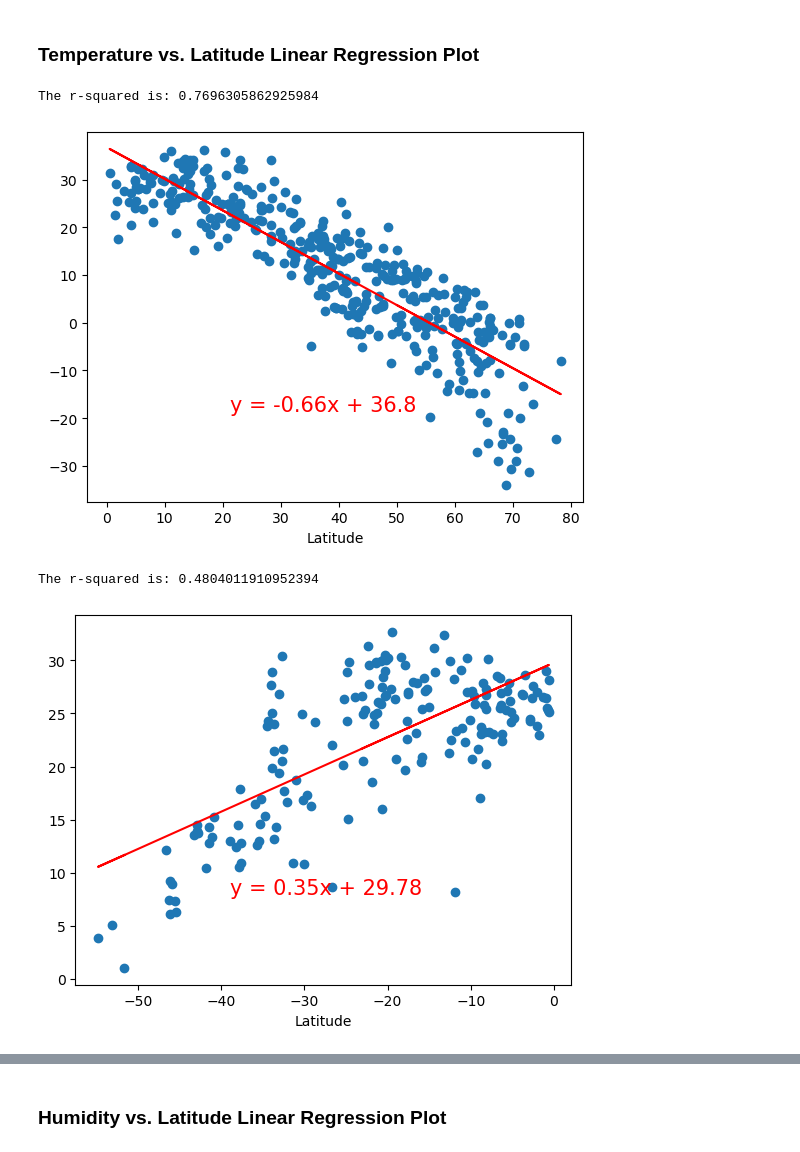
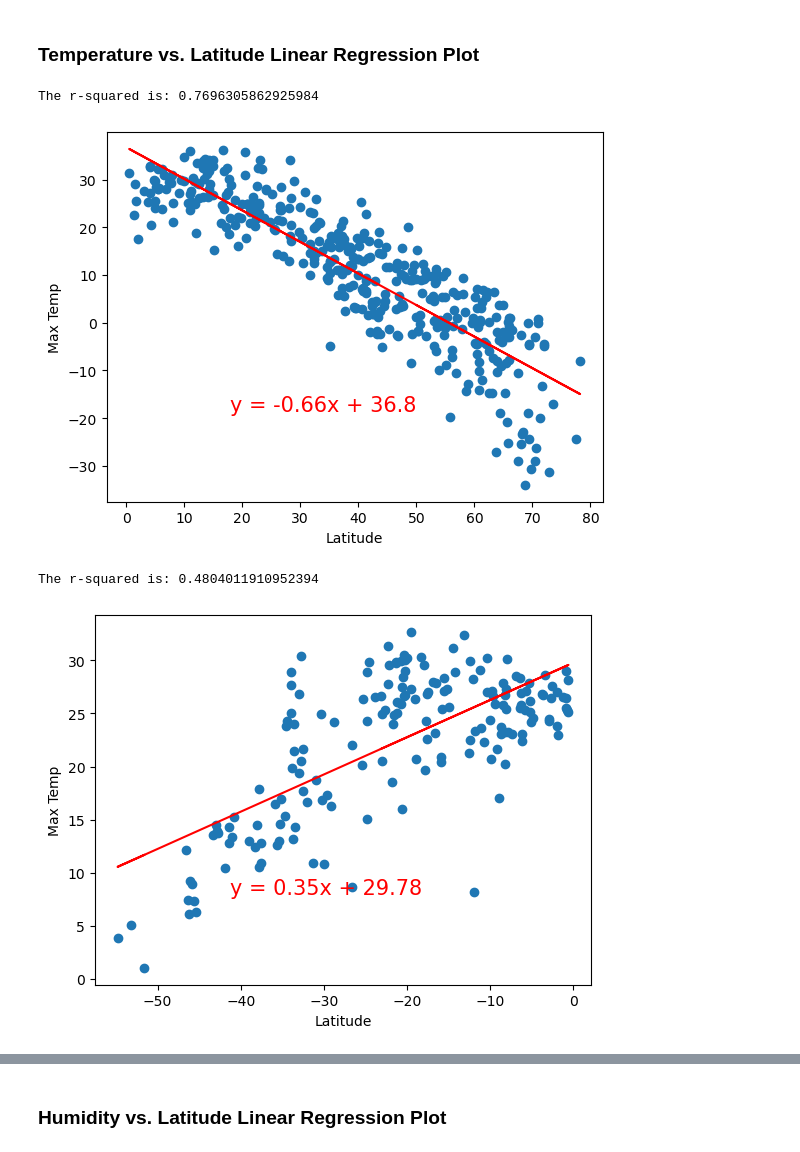
Before and after one commit to andrew-fellowes/python-api-challenge, a Jupyter notebook: WeatherPy/WeatherPy.ipynb, the cells around one changed output, grey strips where cells are left out. Cells and saved outputs as stored; diff of their text form; code cells hidden in the pictures.

```diff
--- a/WeatherPy/WeatherPy.ipynb
+++ b/WeatherPy/WeatherPy.ipynb
@@ -286,7 +286,7 @@ def lin_regress(x_values, y_values):
     regress_values = x_values * slope + intercept
     line_eq = "y = " + str(round(slope,2)) + "x + " + str(round(intercept,2))
     plt.xlabel("Latitude")
-    # plt.ylabel("Max Temp") # causes error
+    plt.ylabel(y_values.name)
     plt.scatter(x_values,y_values)
     plt.plot(x_values,regress_values,"r-")
     plt.annotate(line_eq,(0.3,0.3), xycoords = "figure fraction", fontsize=15,color="red")
@@ -324,18 +324,20 @@ southern_hemi_df.head()
 ###  Temperature vs. Latitude Linear Regression Plot
 # %%
 # Linear regression on Northern Hemisphere
-y_axis = "Max Temp"
-lin_regress(northern_hemi_df["Lat"], northern_hemi_df[y_axis])
+x_values = northern_hemi_df["Lat"]
+y_values = northern_hemi_df["Max Temp"]
+lin_regress(x_values, y_values)
 # %% [output]
 The r-squared is: 0.7696305862925984
-[figure, old version]
+[figure, new version]
 # %%
 # Linear regression on Southern Hemisphere
-y_axis = "Max Temp"
-lin_regress(southern_hemi_df["Lat"], southern_hemi_df["Max Temp"])
+x_values = southern_hemi_df["Lat"]
+y_values = southern_hemi_df["Max Temp"]
+lin_regress(x_values, y_values)
 # %% [output]
 The r-squared is: 0.4804011910952394
-[figure, old version]
+[figure, new version]
 # %% [markdown]
 **Discussion about the linear relationship:**
 - Northern hemisphere temperatures are negatively correlated with latitude. Temperature is lowest at high northern latitudes (near the north pole) and highest at low northern latitudes (near the equator). The r-squared value for this relationship is 0.77 indicating a strong correlation.
```
Also changed, not shown: parts of 10 cells of this notebook, 9 other files.
